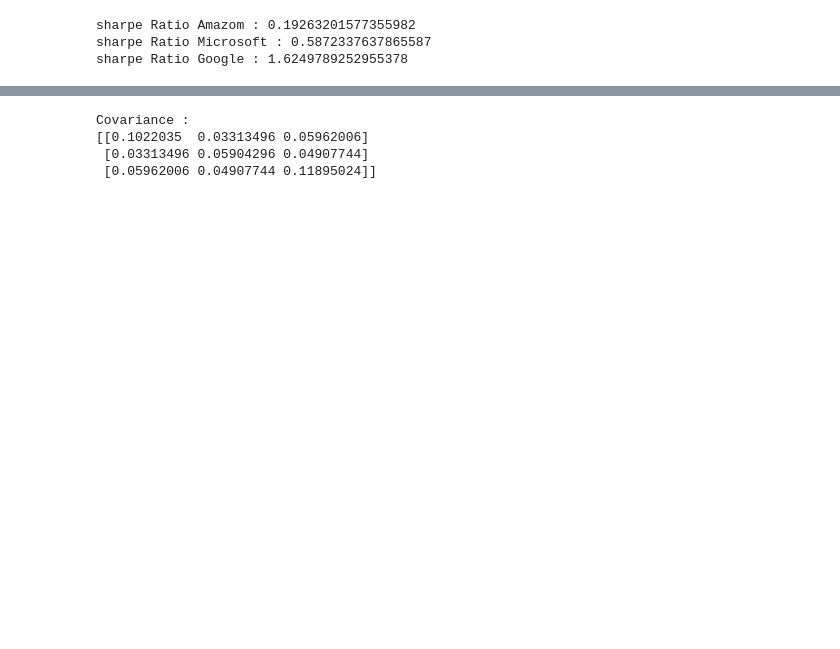
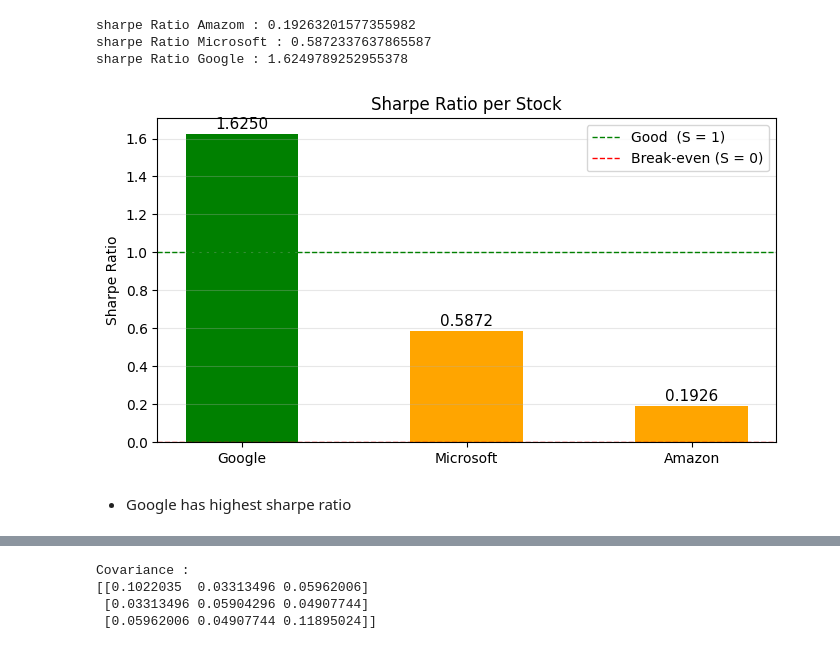
Before and after one commit to dawoodafzal62138/My-ML-Journey, a Jupyter notebook: Phase 2/Projects/Stock Return Risk Analyzer/main.ipynb, the cells around one changed output, grey strips where cells are left out. Saved outputs shown, nothing was run; the diff lists cells and outputs as text; code cells hidden in the pictures; blank space fills up the shorter version.

```diff
--- a/Phase 2/Projects/Stock Return Risk Analyzer/main.ipynb
+++ b/Phase 2/Projects/Stock Return Risk Analyzer/main.ipynb
@@ -92,5 +279,5 @@ Annual Risk : 24.299 %
 # %%
-def sharpe_ratio(annual_return: int  , annual_risk: int):
+def sharpe_ratio(annual_return: float  , annual_risk: float):
     risk_free = 0.04
     return (annual_return - risk_free) / annual_risk
 # %%
@@ -108,3 +295,27 @@ print(f"sharpe Ratio Google : {sharpe_ratio_google}")
 sharpe Ratio Amazom : 0.19263201577355982
 sharpe Ratio Microsoft : 0.5872337637865587
 sharpe Ratio Google : 1.6249789252955378
+# %%
+values      = [sharpe_ratio_google, sharpe_ratio_microsoft, sharpe_ratio_amazon]
+bar_colors  = ['green' if s >= 1 else 'orange' if s >= 0 else 'red' for s in values]
+
+fig, ax = plt.subplots(figsize=(7, 4))
+bars = ax.bar(tickers, values, color=bar_colors, width=0.5)
+
+for bar, val in zip(bars, values):
+    ax.text(bar.get_x() + bar.get_width() / 2,
+            bar.get_height() + 0.01,
+            f'{val:.4f}', ha='center', va='bottom', fontsize=11)
+
+ax.axhline(1, color='green', linestyle='--', linewidth=1, label='Good  (S = 1)')
+ax.axhline(0, color='red',   linestyle='--', linewidth=1, label='Break-even (S = 0)')
+ax.set_title('Sharpe Ratio per Stock')
+ax.set_ylabel('Sharpe Ratio')
+ax.legend()
+ax.grid(axis='y', alpha=0.3)
+plt.tight_layout()
+plt.show()
+# %% [output]
+[figure, added]
+# %% [markdown]
+- Google has highest sharpe ratio
```
Also changed, not shown: parts of 15 cells of this notebook.
